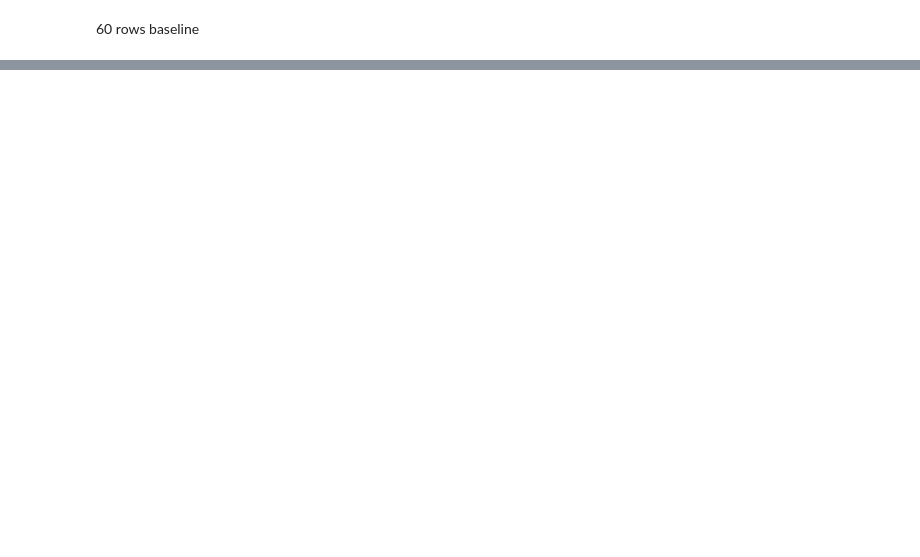
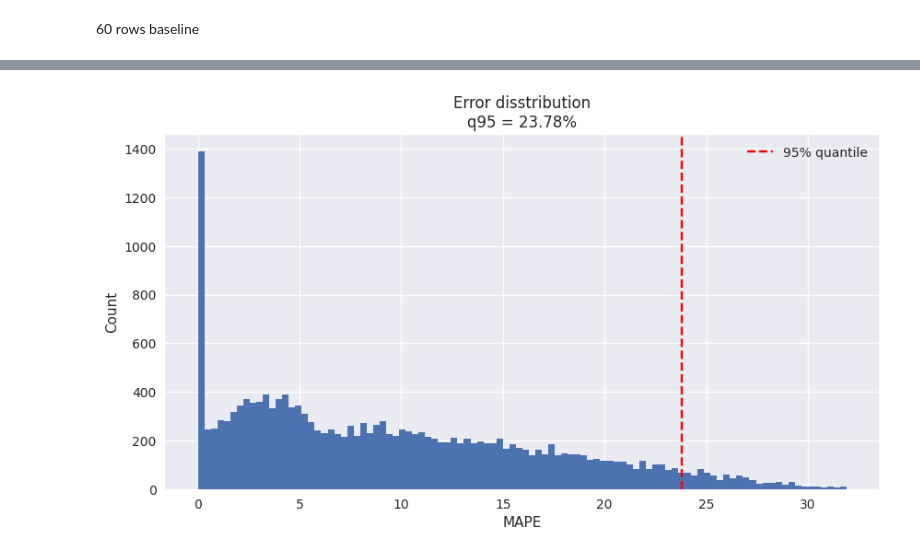
Before and after one commit to zeinovich/aramco-solution, a Jupyter notebook: notebooks/1905-zeinovich-baseline.ipynb, the cells around one changed output, grey strips where cells are left out. Saved outputs shown, nothing was run; the diff lists cells and outputs as text; code cells hidden in the pictures; blank space fills up the shorter version.

```diff
--- a/notebooks/1905-zeinovich-baseline.ipynb
+++ b/notebooks/1905-zeinovich-baseline.ipynb
@@ -131,0 +134,35 @@ train_model(not_baseline, dr, stride=1)
+# %%
+def train_fn_aux(data, model, horizon, cols):
+    train = data[data.date < horizon]
+    test = data[(data.date >= horizon) & (data.date < horizon + 3)]
+
+    model.fit(X=train.drop(['oil', 'water', 'liquid'], axis=1), y=train.oil)
+
+    afterI3 = test[test.date >= test.start_lag]
+    y_pred = model.predict(afterI3)
+    return np.abs((afterI3.oil - y_pred) / afterI3.oil * 100)
+
+def train_model_aux(data, model, cols, stride=1):
+    mapes = [train_fn_aux(data, model, i, cols) for i in range(1, 27, stride)]
+    return np.hstack(mapes)
+
+def plot_mape(mapes):
+    plt.figure(figsize=(10, 5))
+    plt.hist(mapes, bins=100)
+    q95 = np.quantile(mapes, 0.95)
+    plt.title(f'Error disstribution\n{q95 = :.2f}%')
+    plt.axvline(q95, color='red', linestyle='--', label='95% quantile')
+    plt.xlabel('MAPE')
+    plt.ylabel('Count')
+    plt.legend()
+    plt.show()
+# %%
+dr = DummyRegressor(baseline=baseline)
+
+mapes = train_model_aux(not_baseline, dr, stride=1, cols=None)
+# %%
+# dropna
+mapes = mapes[~np.isnan(mapes)]
+plot_mape(mapes)
+# %% [output]
+[figure, added]
```
Also changed, not shown: parts of 9 cells of this notebook, 3 other files.
